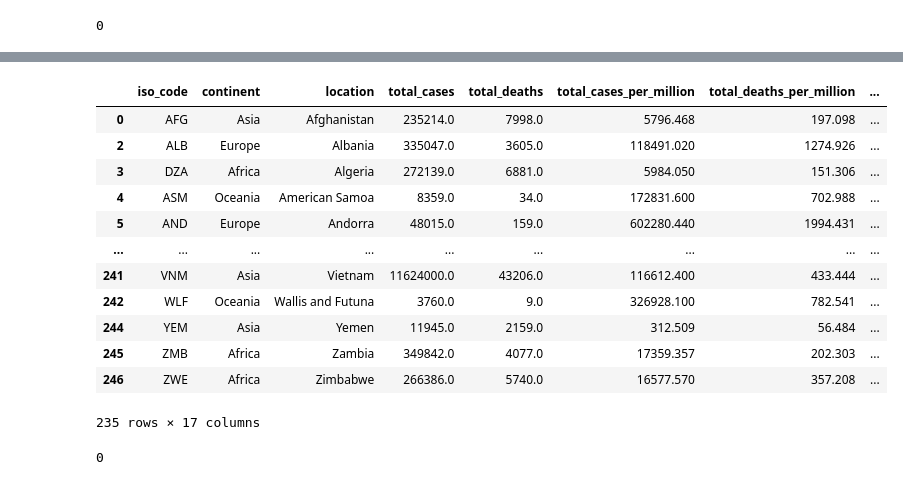
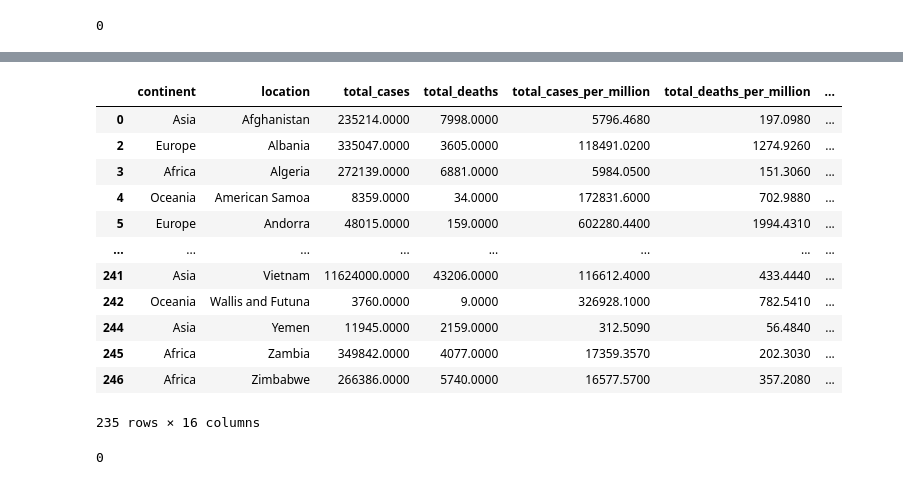
Before and after one commit to Juvenaawh/BI-Group7, a Jupyter notebook: MP3/Covid-MP3.ipynb, the cells around one changed output, grey strips where cells are left out. Drawn from its saved outputs; the diff is of its cells as text; code cells hidden in the pictures.

```diff
--- a/MP3/Covid-MP3.ipynb
+++ b/MP3/Covid-MP3.ipynb
@@ -29,6 +29,9 @@ from sklearn.decomposition import PCA
 from sklearn.preprocessing import StandardScaler
 from sklearn.preprocessing import MinMaxScaler
 
+# if you want to change the format, for example to avoid scientific notation, e.g. e+04
+pd.set_option('display.float_format', lambda x: '%.4f' % x)
+
 # Set plot styles for better visualization
 plt.style.use('seaborn-v0_8-whitegrid')
 sns.set_palette("Set2")
@@ -343,27 +356,27 @@ df_covid_removed_rows
 # %%
 # remove columns there are irrelavnt from df_covid_cleaned
 df_covid_cleaned = df_covid_removed_rows.drop([
-    "total_vaccinations", "people_vaccinated", "people_fully_vaccinated",
+    "iso_code","total_vaccinations", "people_vaccinated", "people_fully_vaccinated",
     "total_boosters", "new_vaccinations", "new_vaccinations_smoothed",
     "total_vaccinations_per_hundred", "people_vaccinated_per_hundred",
     "people_fully_vaccinated_per_hundred", "total_boosters_per_hundred",
     "new_vaccinations_smoothed_per_million", "new_people_vaccinated_smoothed",
     "new_people_vaccinated_smoothed_per_hundred"], axis=1)
 df_covid_cleaned
 # %% [output]
-|  | iso_code | continent | location | total_cases | total_deaths | total_cases_per_million | total_deaths_per_million | ... |
-| 0 | AFG | Asia | Afghanistan | 235214.0 | 7998.0 | 5796.468 | 197.098 | ... |
-| 2 | ALB | Europe | Albania | 335047.0 | 3605.0 | 118491.020 | 1274.926 | ... |
-| 3 | DZA | Africa | Algeria | 272139.0 | 6881.0 | 5984.050 | 151.306 | ... |
-| 4 | ASM | Oceania | American Samoa | 8359.0 | 34.0 | 172831.600 | 702.988 | ... |
-| 5 | AND | Europe | Andorra | 48015.0 | 159.0 | 602280.440 | 1994.431 | ... |
-| ... | ... | ... | ... | ... | ... | ... | ... | ... |
-| 241 | VNM | Asia | Vietnam | 11624000.0 | 43206.0 | 116612.400 | 433.444 | ... |
-| 242 | WLF | Oceania | Wallis and Futuna | 3760.0 | 9.0 | 326928.100 | 782.541 | ... |
-| 244 | YEM | Asia | Yemen | 11945.0 | 2159.0 | 312.509 | 56.484 | ... |
-| 245 | ZMB | Africa | Zambia | 349842.0 | 4077.0 | 17359.357 | 202.303 | ... |
-| 246 | ZWE | Africa | Zimbabwe | 266386.0 | 5740.0 | 16577.570 | 357.208 | ... |
+|  | continent | location | total_cases | total_deaths | total_cases_per_million | total_deaths_per_million | ... |
+| 0 | Asia | Afghanistan | 235214.0000 | 7998.0000 | 5796.4680 | 197.0980 | ... |
+| 2 | Europe | Albania | 335047.0000 | 3605.0000 | 118491.0200 | 1274.9260 | ... |
+| 3 | Africa | Algeria | 272139.0000 | 6881.0000 | 5984.0500 | 151.3060 | ... |
+| 4 | Oceania | American Samoa | 8359.0000 | 34.0000 | 172831.6000 | 702.9880 | ... |
+| 5 | Europe | Andorra | 48015.0000 | 159.0000 | 602280.4400 | 1994.4310 | ... |
+| ... | ... | ... | ... | ... | ... | ... | ... |
+| 241 | Asia | Vietnam | 11624000.0000 | 43206.0000 | 116612.4000 | 433.4440 | ... |
+| 242 | Oceania | Wallis and Futuna | 3760.0000 | 9.0000 | 326928.1000 | 782.5410 | ... |
+| 244 | Asia | Yemen | 11945.0000 | 2159.0000 | 312.5090 | 56.4840 | ... |
+| 245 | Africa | Zambia | 349842.0000 | 4077.0000 | 17359.3570 | 202.3030 | ... |
+| 246 | Africa | Zimbabwe | 266386.0000 | 5740.0000 | 16577.5700 | 357.2080 | ... |
-235 rows × 17 columns
+235 rows × 16 columns
 # %%
 #checking for duplicates
 df_covid_cleaned.duplicated().sum()
```
Also changed, not shown: parts of 26 cells of this notebook.
